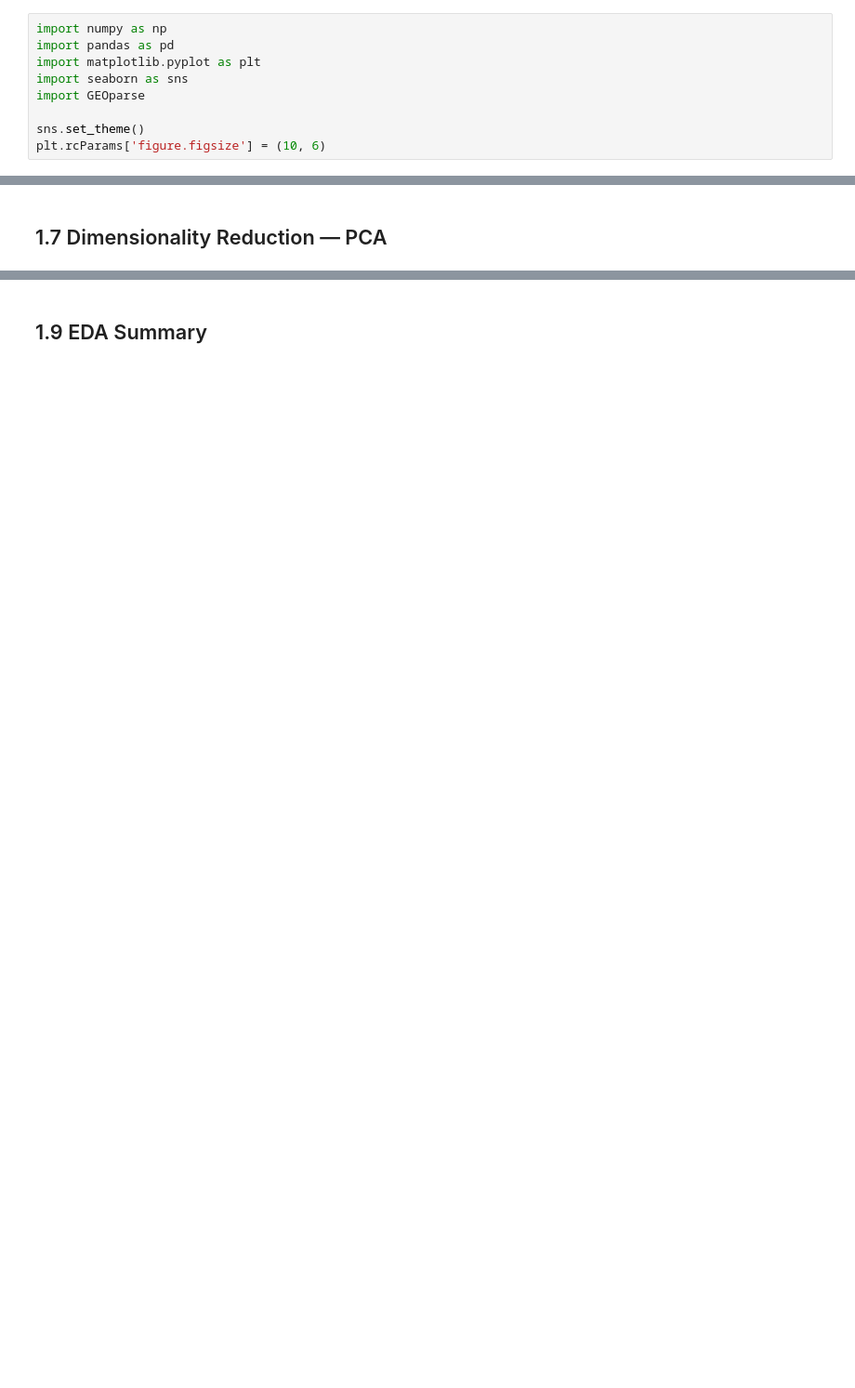
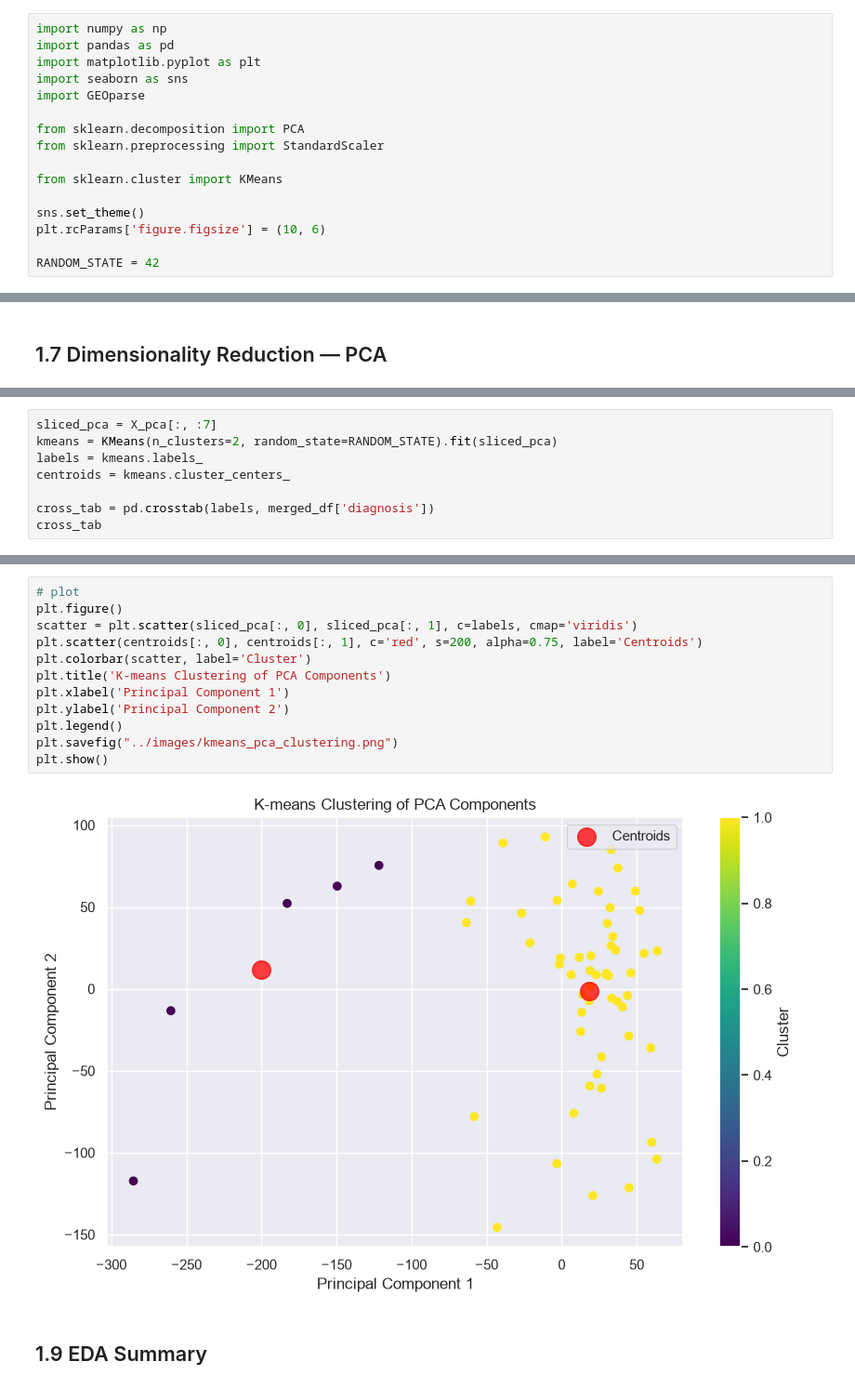
Before and after one commit to joshuasim/schizophrenia-pathway-classifier, a Jupyter notebook: notebooks/01_eda.ipynb, the cells around one changed output, grey strips where cells are left out. Shown at 93% size. Drawn from its saved outputs; the diff is of its cells as text; blank space fills up the shorter version.

Commit message:
Completed PCA and K-means clustering

```diff
--- a/notebooks/01_eda.ipynb
+++ b/notebooks/01_eda.ipynb
@@ -21,8 +21,15 @@ import matplotlib.pyplot as plt
 import seaborn as sns
 import GEOparse
 
+from sklearn.decomposition import PCA
+from sklearn.preprocessing import StandardScaler
+
+from sklearn.cluster import KMeans
+
 sns.set_theme()
 plt.rcParams['figure.figsize'] = (10, 6)
+
+RANDOM_STATE = 42
 # %% [markdown]
 ## 1.2 Data Acquisition
 To access the GEO dataset I use `GEOparse.get_GEO` to save the GEO in `../data/raw`, and then confirm data was loaded properly by checking object type and sample count.
@@ -366,0 +448,8 @@ The `len` of `merged_df` is 59 matching the number of samples, and the diagnosis
+# %%
+sliced_pca = X_pca[:, :7]
+kmeans = KMeans(n_clusters=2, random_state=RANDOM_STATE).fit(sliced_pca)
+labels = kmeans.labels_
+centroids = kmeans.cluster_centers_
+
+cross_tab = pd.crosstab(labels, merged_df['diagnosis'])
+cross_tab
@@ -367,2 +465,16 @@ The `len` of `merged_df` is 59 matching the number of samples, and the diagnosis
+# %%
+# plot
+plt.figure()
+scatter = plt.scatter(sliced_pca[:, 0], sliced_pca[:, 1], c=labels, cmap='viridis')
+plt.scatter(centroids[:, 0], centroids[:, 1], c='red', s=200, alpha=0.75, label='Centroids')
+plt.colorbar(scatter, label='Cluster')
+plt.title('K-means Clustering of PCA Components')
+plt.xlabel('Principal Component 1')
+plt.ylabel('Principal Component 2')
+plt.legend()
+plt.savefig("../images/kmeans_pca_clustering.png")
+plt.show()
+# %% [output]
+[figure, added]
 # %% [markdown]
 ## 1.9 EDA Summary
```
Also changed, not shown: parts of 11 cells of this notebook, 2 other files.
